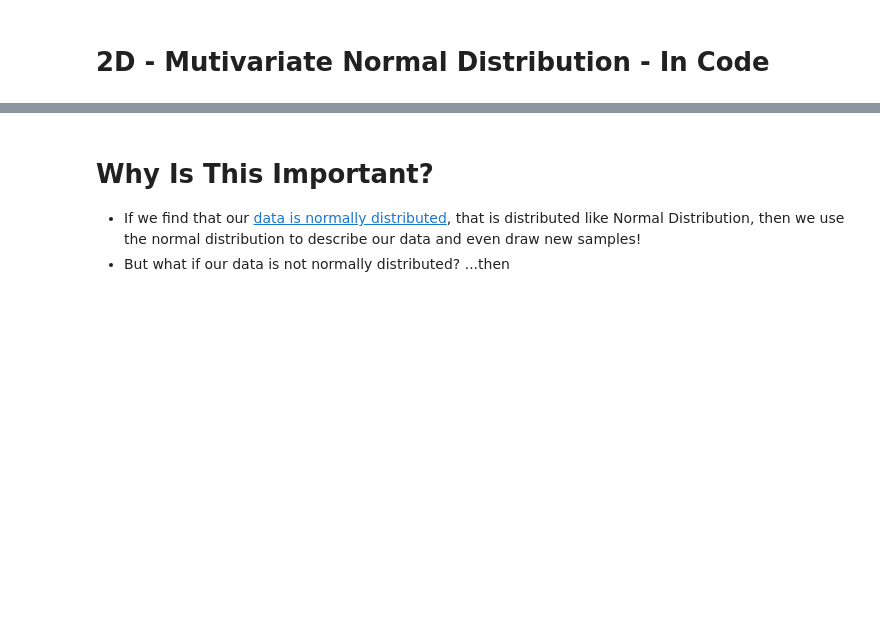
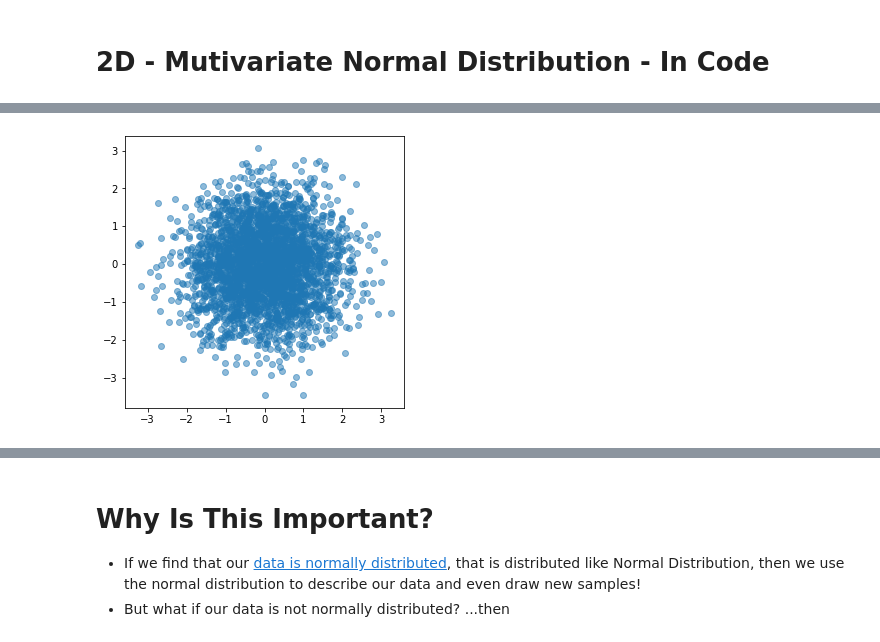
Before and after one commit to ryanhausen/normalizing_flows_example, a Jupyter notebook: NormalingFlows.ipynb, the cells around one changed output, grey strips where cells are left out. Drawn from its saved outputs; the diff is of its cells as text; code cells hidden in the pictures; blank space fills up the shorter version.

```diff
--- a/NormalingFlows.ipynb
+++ b/NormalingFlows.ipynb
@@ -105,0 +107,6 @@ ph.hist2d_marginals(samples[:,0], samples[:,1])
+# %%
+plt.figure(figsize=(5,5), facecolor="white")
+plt.scatter(samples[:3000, 0], samples[:3000, 1], marker="o", alpha=0.5)
+plt.savefig("normal.svg")
+# %% [output]
+[figure, added]
```
Also changed, not shown: parts of 8 cells of this notebook, 2 other files.
